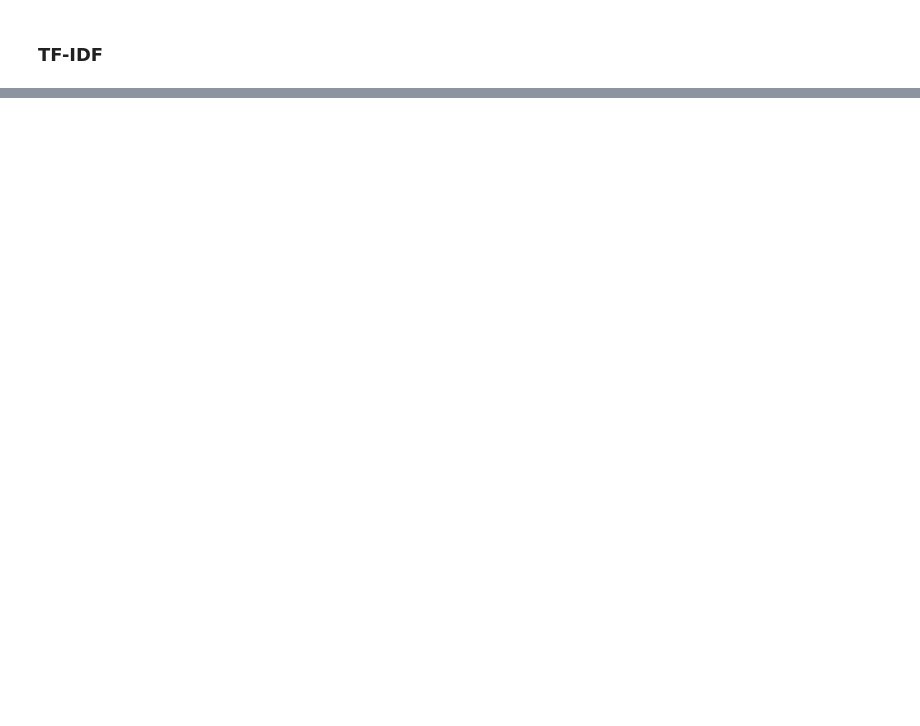
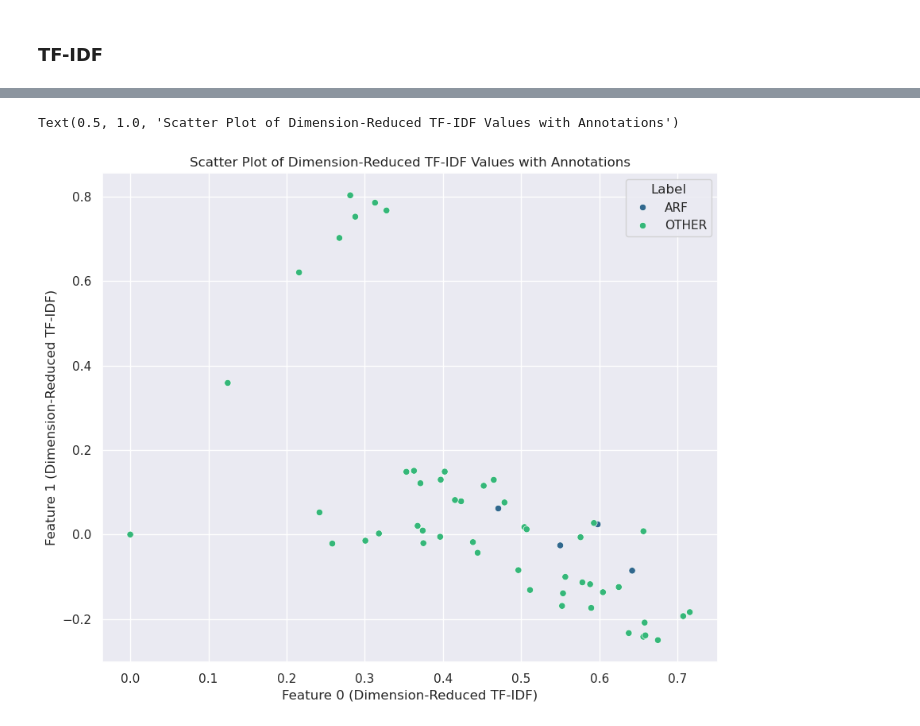
Before and after one commit to Govin9a/DataViz-Project-2023, a Jupyter notebook: DataExploratoryMaster.ipynb, the cells around one changed output, grey strips where cells are left out. Cells and saved outputs as stored; diff of their text form; code cells hidden in the pictures; blank space fills up the shorter version.

```diff
--- a/DataExploratoryMaster.ipynb
+++ b/DataExploratoryMaster.ipynb
@@ -81,7 +81,7 @@ def preprocess(text):
     -word tokenize the text (NLTK's word_tokenize)
     -remove stopwords as outlined previously
     '''
-    stopwords = get_stopwords('../Data/stopwords/')
+    stopwords = get_stopwords('Data/stopwords/')
 
     tokens = word_tokenize(text)
     tokens = [word.strip().lower() for word in tokens if word.lower() not in stopwords]
@@ -494,6 +504,7 @@ ax.scatter(transformed[data['Outcome']==0][:,0], transformed[data['Outcome']==0]
 # %%
 # Read in the data
-df = pd.read_csv('Data/all_notes_raw.csv')
+#df = pd.read_csv('Data/all_notes_raw.csv')
+df = pd.read_csv('Data/subset_notes_raw.csv')
 
 with open('Data/arf_hadm_ids.json', 'r') as j_file:
     arf_hadm_ids = json.load(j_file)
@@ -673,15 +736,18 @@ plt.title('Heatmap of Averaged Dimension-Reduced TF-IDF Matrix')
 # %%
-df_tfidf_reduced['Label'] = labels
+df_tfidf_reduced['Label'] = df.LABEL.to_list()
 
 # Create a scatter plot
 plt.figure(figsize=(10, 8))
 sns.scatterplot(x='Feature_0', y='Feature_1', hue='Label', data=df_tfidf_reduced, palette='viridis')
 
 # Annotate the points with document indices
 #for i, label in enumerate(labels):
 #    plt.annotate(i, (df_tfidf_reduced['Feature_0'][i], df_tfidf_reduced['Feature_1'][i]), textcoords="offset points", xytext=(0,10), ha='center', fontsize=8)
 
 # Set labels and title
 plt.xlabel('Feature 0 (Dimension-Reduced TF-IDF)')
 plt.ylabel('Feature 1 (Dimension-Reduced TF-IDF)')
 plt.title('Scatter Plot of Dimension-Reduced TF-IDF Values with Annotations')
+# %% [output]
+Text(0.5, 1.0, 'Scatter Plot of Dimension-Reduced TF-IDF Values with Annotations')
+[figure, added]
```
Also changed, not shown: parts of 16 cells of this notebook.
